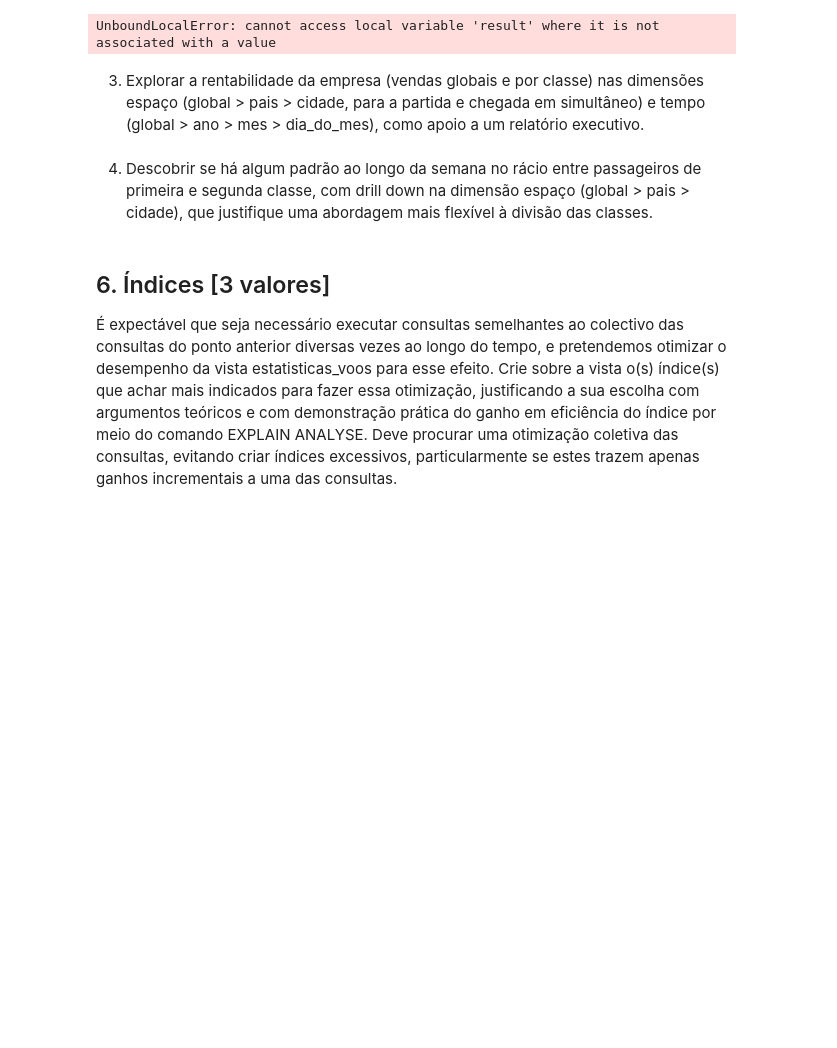
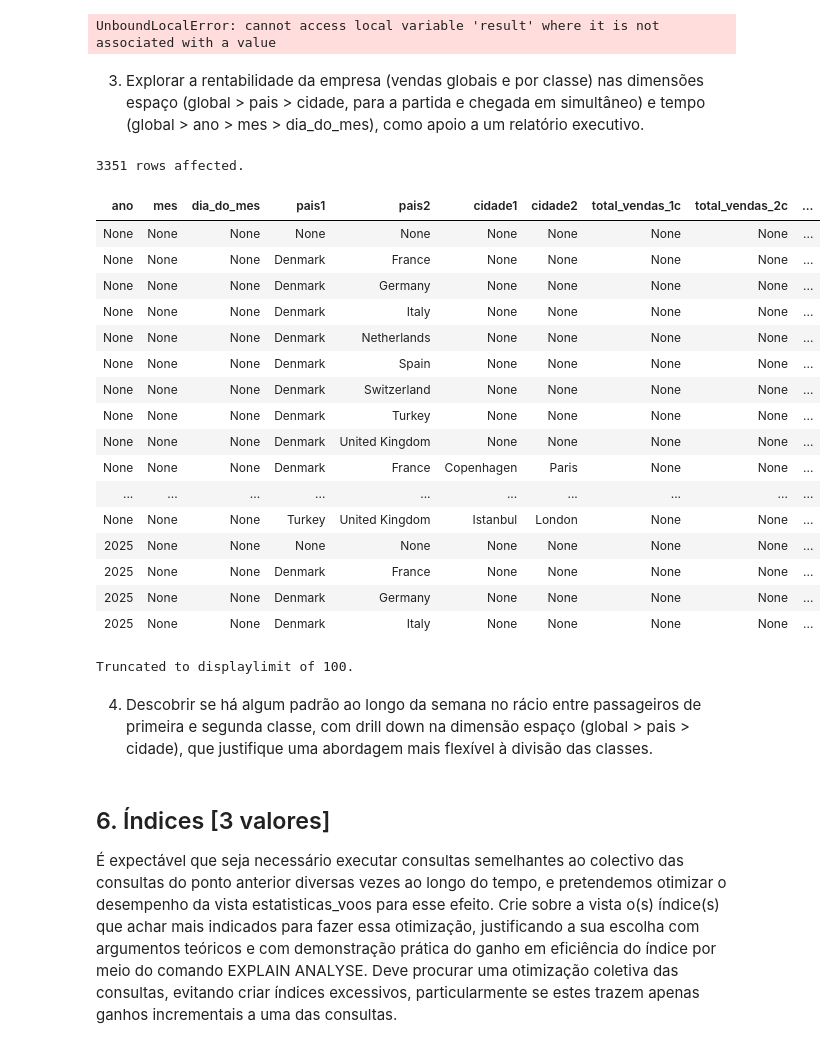
Before and after one commit to R-Camacho/airport-DB, a Jupyter notebook: data/E2-report.ipynb, the cells around one changed output. Saved outputs shown, nothing was run; the diff lists cells and outputs as text; code cells hidden in the pictures; blank space fills up the shorter version.

```diff
--- a/data/E2-report.ipynb
+++ b/data/E2-report.ipynb
@@ -376,6 +376,53 @@ UnboundLocalError: cannot access local variable 'result' where it is not associa
 # %%
 %%sql
 -- SELECT ...
+    SELECT DISTINCT
+        ano,
+        mes,
+        dia_do_mes,
+        LEAST(pais_partida, pais_chegada) AS pais1,
+        GREATEST(pais_partida, pais_chegada) AS pais2,
+        CASE
+            WHEN pais_partida <= pais_chegada THEN cidade_partida
+            ELSE cidade_chegada
+        END AS cidade1,
+        CASE
+            WHEN pais_partida <= pais_chegada THEN cidade_chegada
+            ELSE cidade_partida
+        END AS cidade2,
+        SUM(vendas_1c) AS total_vendas_1c,
+        SUM(vendas_2c) AS total_vendas_2c,
+        SUM(vendas_1c + vendas_2c) AS total_vendas
+    FROM estatisticas_voos
+    GROUP BY
+        ROLLUP(ano, mes, dia_do_mes),
+        ROLLUP((pais_partida, pais_chegada), (cidade_partida, cidade_chegada))
+    ORDER BY
+        ano NULLS FIRST,
+        mes NULLS FIRST,
+        dia_do_mes NULLS FIRST,
+        pais1 NULLS FIRST,
+        cidade1 NULLS FIRST;
+# %% [output]
+3351 rows affected.
+| ano | mes | dia_do_mes | pais1 | pais2 | cidade1 | cidade2 | total_vendas_1c | total_vendas_2c | ... |
+| None | None | None | None | None | None | None | None | None | ... |
+| None | None | None | Denmark | France | None | None | None | None | ... |
+| None | None | None | Denmark | Germany | None | None | None | None | ... |
+| None | None | None | Denmark | Italy | None | None | None | None | ... |
+| None | None | None | Denmark | Netherlands | None | None | None | None | ... |
+| None | None | None | Denmark | Spain | None | None | None | None | ... |
+| None | None | None | Denmark | Switzerland | None | None | None | None | ... |
+| None | None | None | Denmark | Turkey | None | None | None | None | ... |
+| None | None | None | Denmark | United Kingdom | None | None | None | None | ... |
+| None | None | None | Denmark | France | Copenhagen | Paris | None | None | ... |
+| ... | ... | ... | ... | ... | ... | ... | ... | ... | ... |
+| None | None | None | Turkey | United Kingdom | Istanbul | London | None | None | ... |
+| 2025 | None | None | None | None | None | None | None | None | ... |
+| 2025 | None | None | Denmark | France | None | None | None | None | ... |
+| 2025 | None | None | Denmark | Germany | None | None | None | None | ... |
+| 2025 | None | None | Denmark | Italy | None | None | None | None | ... |
+Truncated to displaylimit of 100.
 # %% [markdown]
 4. Descobrir se há algum padrão ao longo da semana no rácio entre passageiros de primeira e segunda classe, com drill down na dimensão espaço (global > pais > cidade), que justifique uma abordagem mais flexível à divisão das classes.
 # %%
```
